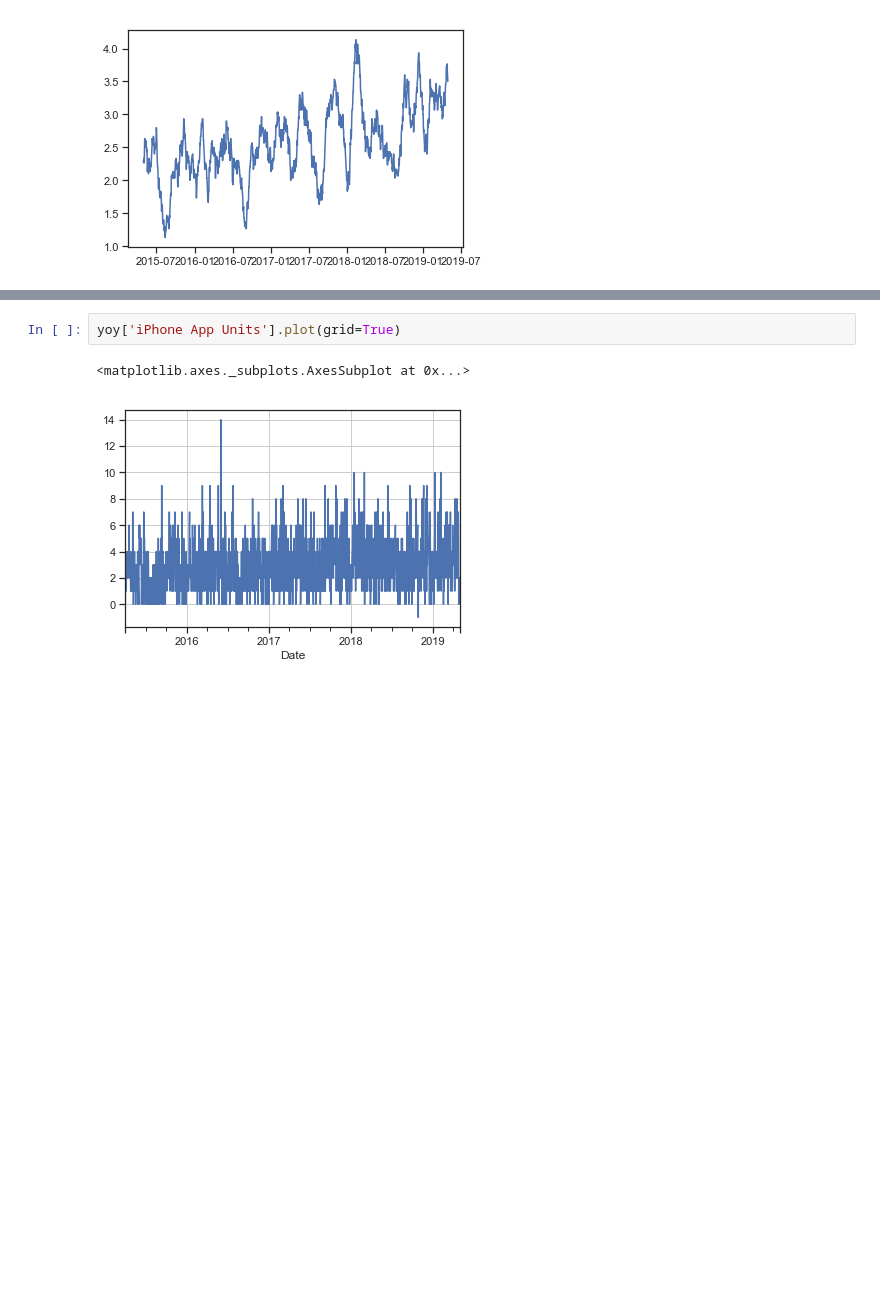
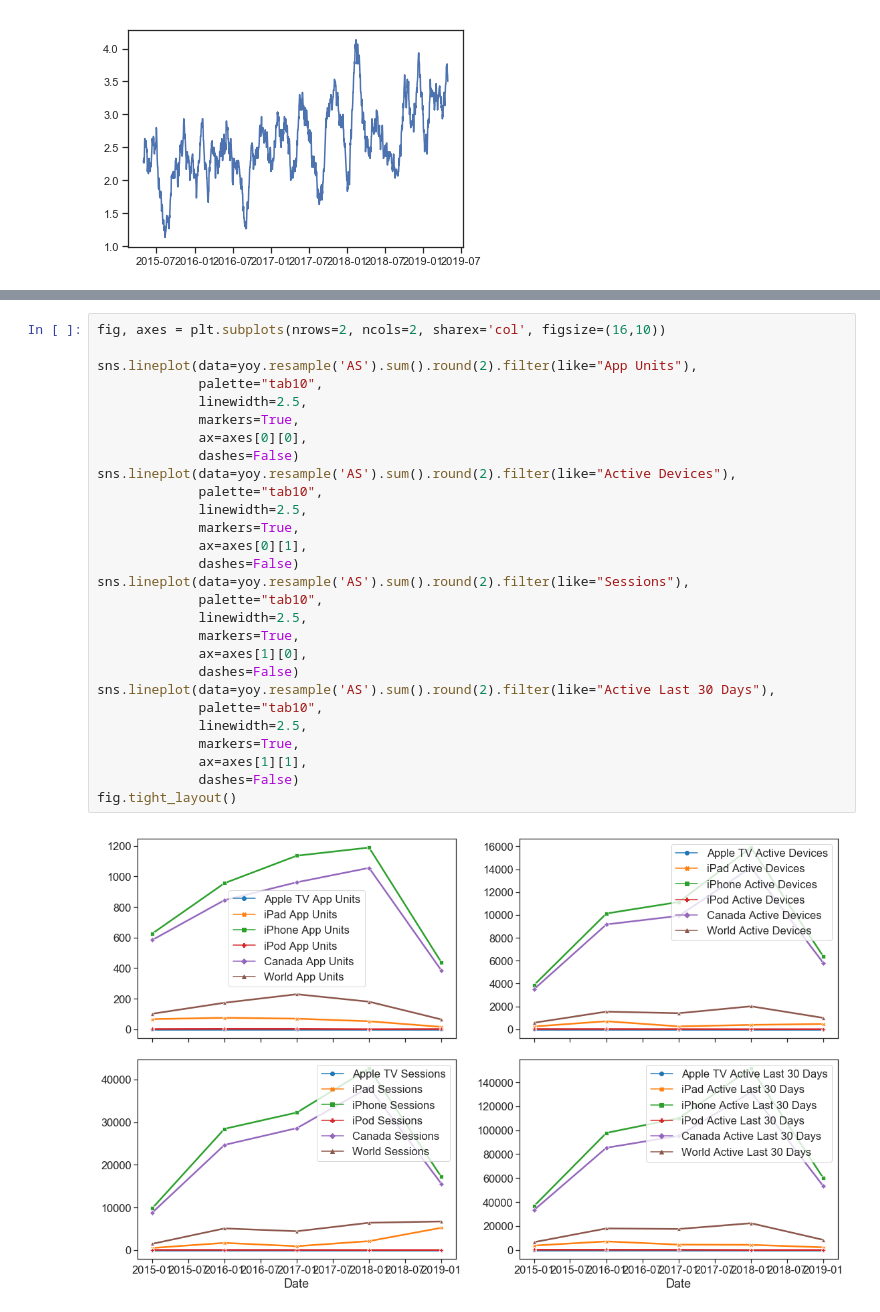
Before and after one commit to charles-yoon/sales-usage-model, a Jupyter notebook: sales-usage-model.ipynb, the cells around one changed output, grey strips where cells are left out. Saved outputs shown, nothing was run; the diff lists cells and outputs as text; blank space fills up the shorter version.

```diff
--- a/sales-usage-model.ipynb
+++ b/sales-usage-model.ipynb
@@ -132,5 +138,30 @@ sns.despine()
-# %%
-yoy['iPhone App Units'].plot(grid=True)
-# %% [output]
-<matplotlib.axes._subplots.AxesSubplot at 0x...>
-[figure, removed]
+# %%
+fig, axes = plt.subplots(nrows=2, ncols=2, sharex='col', figsize=(16,10))
+
+sns.lineplot(data=yoy.resample('AS').sum().round(2).filter(like="App Units"),
+             palette="tab10",
+             linewidth=2.5,
+             markers=True,
+             ax=axes[0][0],
+             dashes=False)
+sns.lineplot(data=yoy.resample('AS').sum().round(2).filter(like="Active Devices"),
+             palette="tab10",
+             linewidth=2.5,
+             markers=True,
+             ax=axes[0][1],
+             dashes=False)
+sns.lineplot(data=yoy.resample('AS').sum().round(2).filter(like="Sessions"),
+             palette="tab10",
+             linewidth=2.5,
+             markers=True,
+             ax=axes[1][0],
+             dashes=False)
+sns.lineplot(data=yoy.resample('AS').sum().round(2).filter(like="Active Last 30 Days"),
+             palette="tab10",
+             linewidth=2.5,
+             markers=True,
+             ax=axes[1][1],
+             dashes=False)
+fig.tight_layout()
+# %% [output]
+[figure, added]
```
Also changed, not shown: parts of 3 cells of this notebook.
